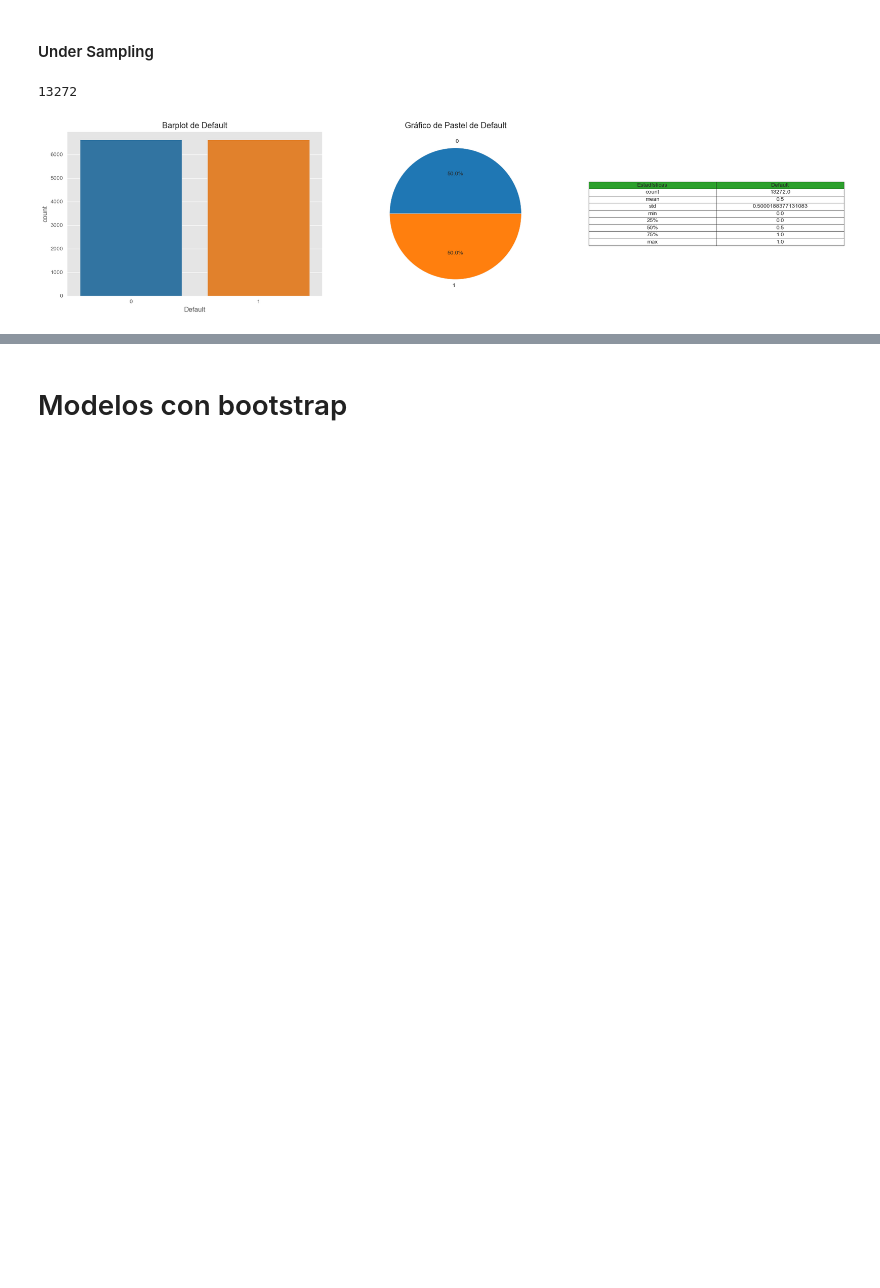
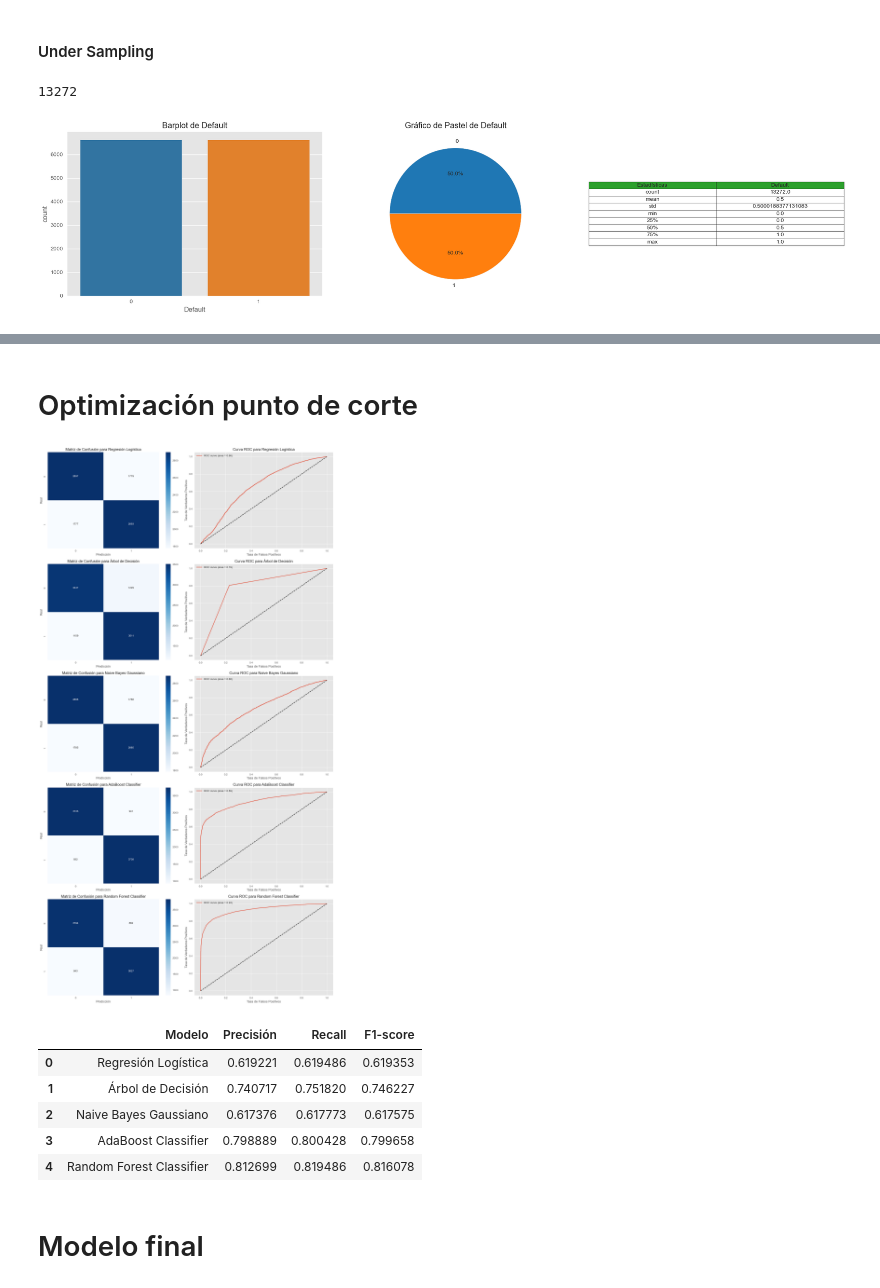
Before and after one commit to RamiroSeb2021/proyectoDig, a Jupyter notebook: Modelamiento_DIGM.ipynb, the cells around one changed output, grey strips where cells are left out. Saved outputs shown, nothing was run; the diff lists cells and outputs as text; code cells hidden in the pictures; blank space fills up the shorter version.

Commit message:
Cross validation punto de corte

```diff
--- a/Modelamiento_DIGM.ipynb
+++ b/Modelamiento_DIGM.ipynb
@@ -217,2 +217,14 @@ train_evaluate_models_sub(X_train_b, y_train_b, X_test_b, y_test_b,models)
-# %% [markdown]
-# Modelos con bootstrap
+# %% [markdown]
+# Optimización punto de corte
+# %%
+train_evaluate_models_sub_correction(X_train_bS, y_train_bS, X_test_bS, y_test_bS,models)
+# %% [output]
+[figure, added]
+|  | Modelo | Precisión | Recall | F1-score |
+| 0 | Regresión Logística | 0.619221 | 0.619486 | 0.619353 |
+| 1 | Árbol de Decisión | 0.740717 | 0.751820 | 0.746227 |
+| 2 | Naive Bayes Gaussiano | 0.617376 | 0.617773 | 0.617575 |
+| 3 | AdaBoost Classifier | 0.798889 | 0.800428 | 0.799658 |
+| 4 | Random Forest Classifier | 0.812699 | 0.819486 | 0.816078 |
+# %% [markdown]
+# Modelo final
```
Also changed, not shown: parts of 13 cells of this notebook.
